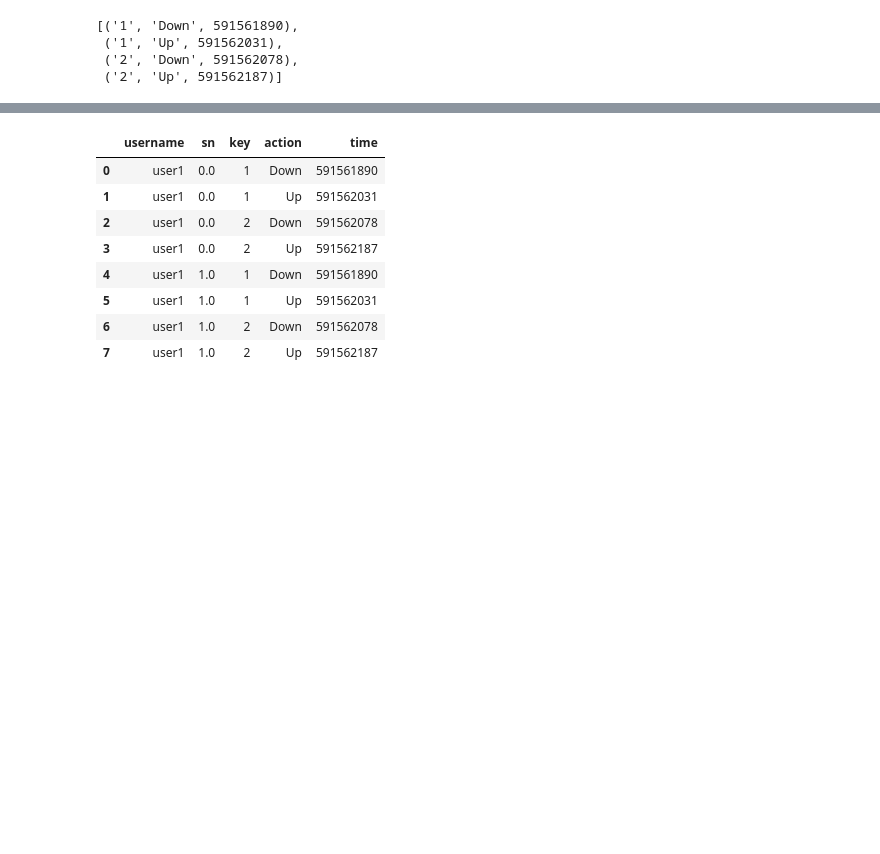
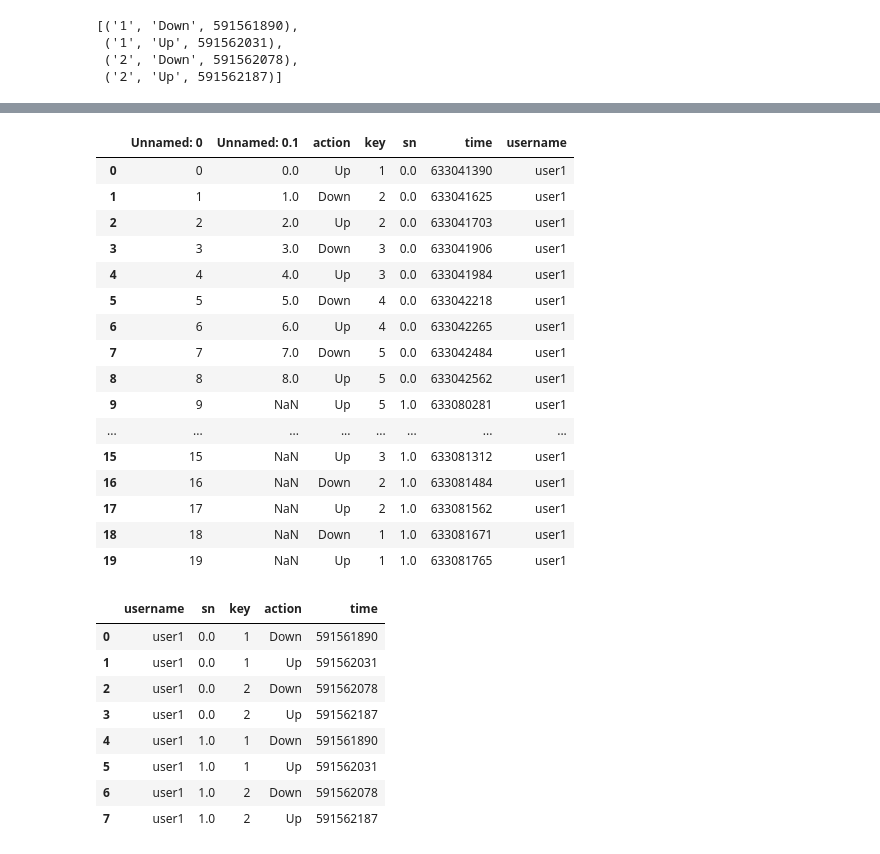
Before and after one commit to Eldar7/keystroke, a Jupyter notebook: keystroke store-Copy1.ipynb, the cells around one changed output, grey strips where cells are left out. Cells and saved outputs as stored; diff of their text form; code cells hidden in the pictures; blank space fills up the shorter version.

```diff
--- a/keystroke store-Copy1.ipynb
+++ b/keystroke store-Copy1.ipynb
@@ -44,0 +57,20 @@ adf
+# %%
+pd.read_csv('userdata.csv')
+# %% [output]
+|  | Unnamed: 0 | Unnamed: 0.1 | action | key | sn | time | username |
+| 0 | 0 | 0.0 | Up | 1 | 0.0 | 633041390 | user1 |
+| 1 | 1 | 1.0 | Down | 2 | 0.0 | 633041625 | user1 |
+| 2 | 2 | 2.0 | Up | 2 | 0.0 | 633041703 | user1 |
+| 3 | 3 | 3.0 | Down | 3 | 0.0 | 633041906 | user1 |
+| 4 | 4 | 4.0 | Up | 3 | 0.0 | 633041984 | user1 |
+| 5 | 5 | 5.0 | Down | 4 | 0.0 | 633042218 | user1 |
+| 6 | 6 | 6.0 | Up | 4 | 0.0 | 633042265 | user1 |
+| 7 | 7 | 7.0 | Down | 5 | 0.0 | 633042484 | user1 |
+| 8 | 8 | 8.0 | Up | 5 | 0.0 | 633042562 | user1 |
+| 9 | 9 | NaN | Up | 5 | 1.0 | 633080281 | user1 |
+| ... | ... | ... | ... | ... | ... | ... | ... |
+| 15 | 15 | NaN | Up | 3 | 1.0 | 633081312 | user1 |
+| 16 | 16 | NaN | Down | 2 | 1.0 | 633081484 | user1 |
+| 17 | 17 | NaN | Up | 2 | 1.0 | 633081562 | user1 |
+| 18 | 18 | NaN | Down | 1 | 1.0 | 633081671 | user1 |
+| 19 | 19 | NaN | Up | 1 | 1.0 | 633081765 | user1 |
```
Also changed, not shown: parts of 4 cells of this notebook, 3 other files.
